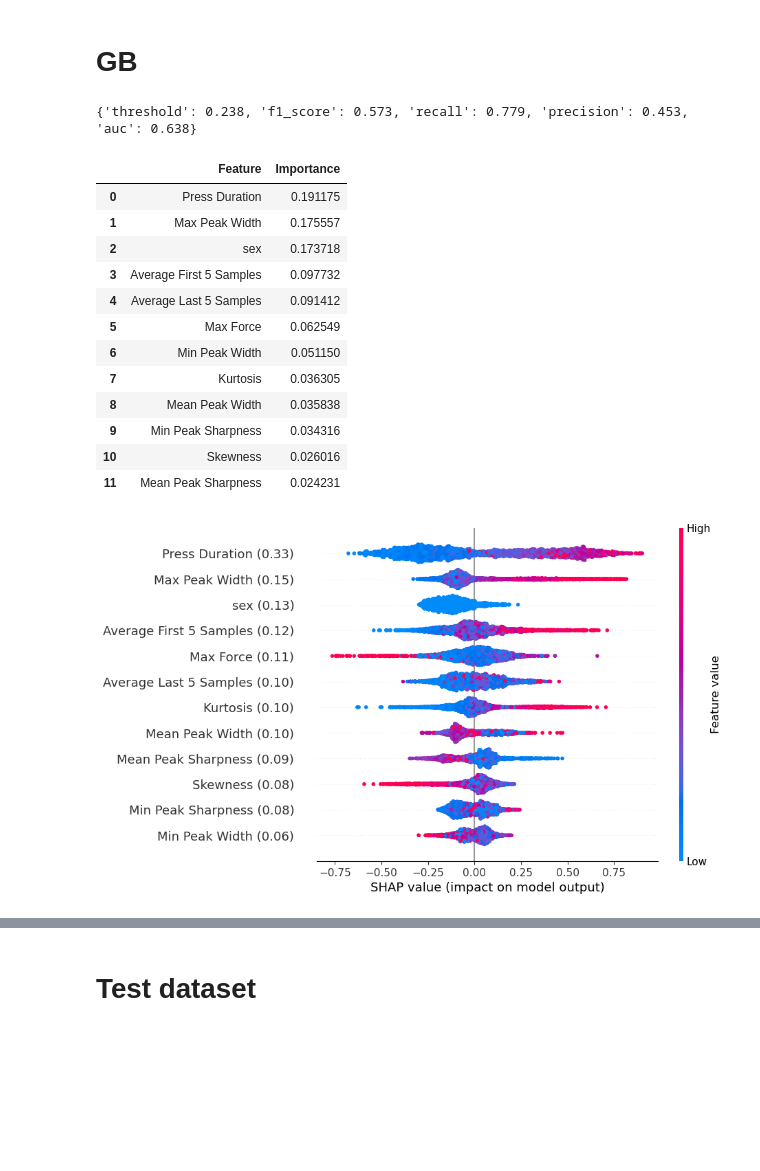
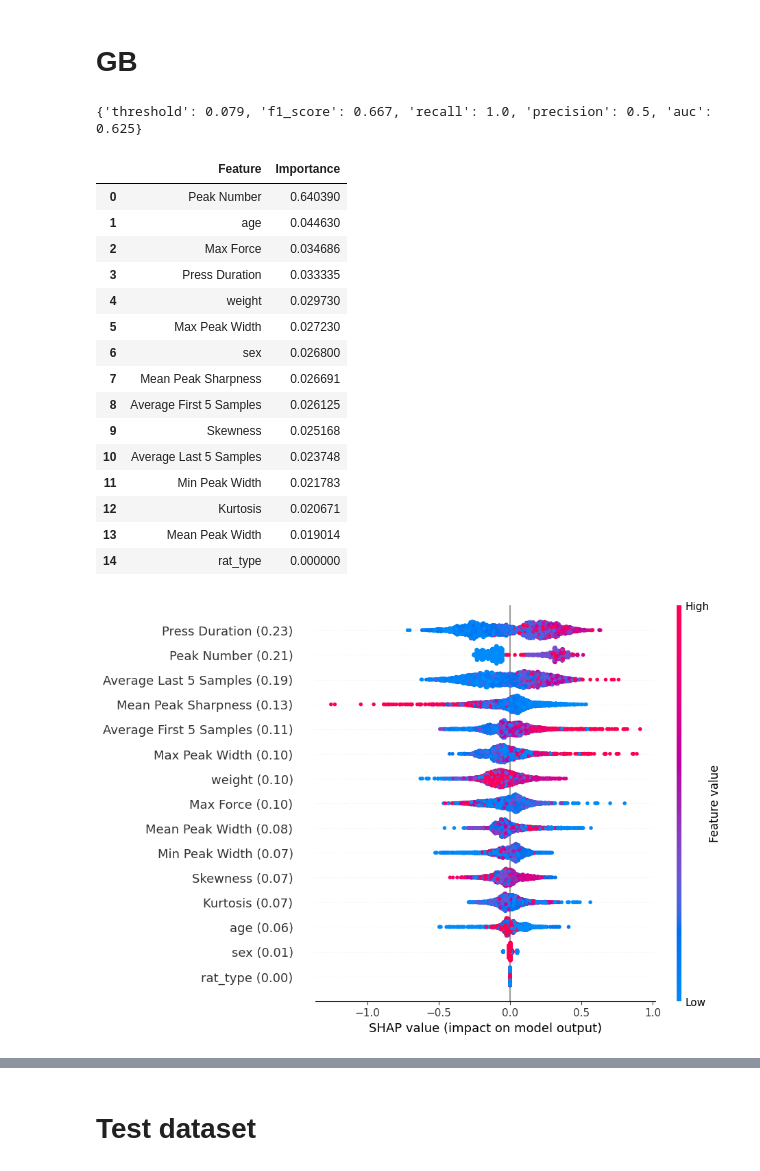
Before and after one commit to Jiefei-Wang/rat-model, a Jupyter notebook: scripts/manuscript/models.ipynb, the cells around one changed output, grey strips where cells are left out. Cells and saved outputs as stored; diff of their text form; code cells hidden in the pictures; blank space fills up the shorter version.

Commit message:
finish training

```diff
--- a/scripts/manuscript/models.ipynb
+++ b/scripts/manuscript/models.ipynb
@@ -301,39 +337,42 @@ plt.show()
 # %% [markdown]
 # GB
 # %%
-x_train = df_ML_train.loc[:, ML_feature_names]
+fit_feature_names = list(set(ML_feature_names) - set(['force_variation_rate', 'pk_sharp_max', 'pk_sharp_min']))
+x_train = df_ML_train.loc[:, fit_feature_names]
 y_train = df_ML_train.loc[:, 'label'].values
-x_test = df_ML_test.loc[:, ML_feature_names]
+sample_weights_train = df_ML_train['sample_weight'].values
+x_test = df_ML_test.loc[:, fit_feature_names]
 y_test = df_ML_test.loc[:, 'label'].values
+sample_weights_test = df_ML_test['sample_weight'].values
 # %%
 import xgboost as xgb
 
 gb = xgb.XGBClassifier(
     max_depth=3,
-    min_child_weight=2,
+    min_child_weight=5,
     subsample=0.9,
-    colsample_bytree=0.9,
-    reg_lambda=10,
+    colsample_bytree=1,
+    reg_lambda=3,
     tree_method="hist",
     random_state=42
 )
 
-gb.fit(x_train, y_train)
+gb.fit(x_train, y_train, sample_weight=sample_weights_train)
 
 
 y_pred = gb.predict_proba(x_test)[:, 1]
 df_ML_test["gb_prob"] = y_pred
-GB_metrics = calc_metrics(y_test, y_pred)
+GB_metrics = calc_metrics(y_test, y_pred, sample_weight=sample_weights_test)
 print(GB_metrics)
 # %% [output]
-{'threshold': 0.238, 'f1_score': 0.573, 'recall': 0.779, 'precision': 0.453, 'auc': 0.638}
+{'threshold': 0.079, 'f1_score': 0.667, 'recall': 1.0, 'precision': 0.5, 'auc': 0.625}
 # %%
 # Will not be used in the manuscript
 # feature importance
 import matplotlib.pyplot as plt
 importance = gb.feature_importances_
 feature_importance_df = pd.DataFrame({
-    'Feature': ML_feature_names,
+    'Feature': fit_feature_names,
     'Importance': importance
 })
 
@@ -342,40 +381,43 @@ feature_importance_df = feature_importance_df.sort_values('Importance', ascendin
 display(feature_importance_df)
 # %% [output]
 |  | Feature | Importance |
-| 0 | Press Duration | 0.191175 |
-| 1 | Max Peak Width | 0.175557 |
-| 2 | sex | 0.173718 |
-| 3 | Average First 5 Samples | 0.097732 |
-| 4 | Average Last 5 Samples | 0.091412 |
-| 5 | Max Force | 0.062549 |
-| 6 | Min Peak Width | 0.051150 |
-| 7 | Kurtosis | 0.036305 |
-| 8 | Mean Peak Width | 0.035838 |
-| 9 | Min Peak Sharpness | 0.034316 |
-| 10 | Skewness | 0.026016 |
-| 11 | Mean Peak Sharpness | 0.024231 |
+| 0 | Peak Number | 0.640390 |
+| 1 | age | 0.044630 |
+| 2 | Max Force | 0.034686 |
+| 3 | Press Duration | 0.033335 |
+| 4 | weight | 0.029730 |
+| 5 | Max Peak Width | 0.027230 |
+| 6 | sex | 0.026800 |
+| 7 | Mean Peak Sharpness | 0.026691 |
+| 8 | Average First 5 Samples | 0.026125 |
+| 9 | Skewness | 0.025168 |
+| 10 | Average Last 5 Samples | 0.023748 |
+| 11 | Min Peak Width | 0.021783 |
+| 12 | Kurtosis | 0.020671 |
+| 13 | Mean Peak Width | 0.019014 |
+| 14 | rat_type | 0.000000 |
 # %%
 import shap
 import numpy as np
 import matplotlib.pyplot as plt
 
-expl_gb = shap.Explainer(gb, x_train)
+expl_gb = shap.TreeExplainer(gb)
 shap_values = expl_gb(x_test)
 mean_shap = np.abs(shap_values.values).mean(axis=0)
 
 shap_values.feature_names = [
     f"{feature_name_map.get(name, name)} ({mean_shap[i]:.2f})"
     for i, name in enumerate(x_test.columns)
 ]
 
 plt.figure(figsize=(8, 6))
 shap.plots.beeswarm(shap_values, max_display=30, show=False)
 
 fig = plt.gcf()
 fig.savefig(f"{figure_path}/shap_plot_GB.png", dpi=300, bbox_inches="tight")
 plt.show()
 # %% [output]
-[figure, old version]
+[figure, new version]
 # %%
 import numpy as np
 import pandas as pd
```
Also changed, not shown: parts of 17 cells of this notebook, 8 other files.
